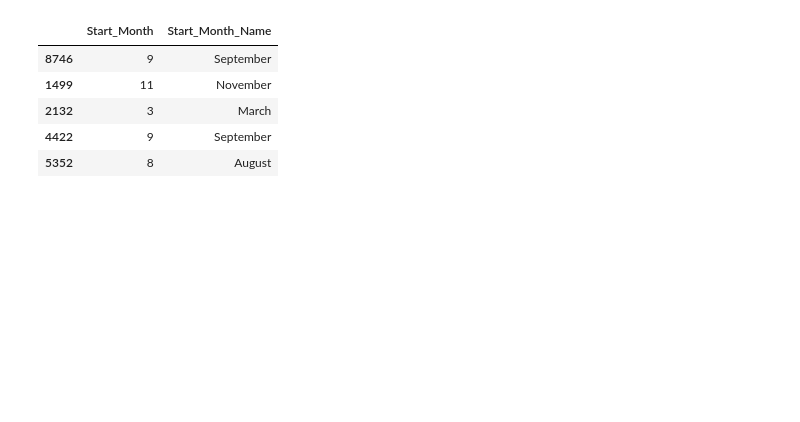
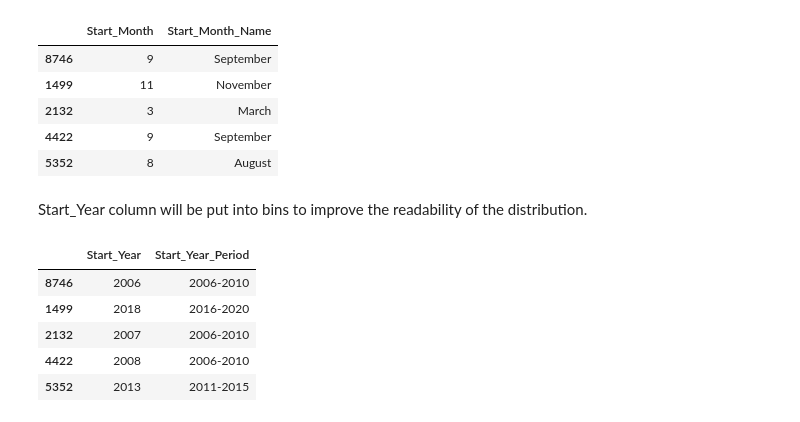
Before and after one commit to ksharpe-byte/clinical-trial-trends, a Jupyter notebook: jupyter_notebooks/etl_and_feature_engineering.ipynb, the cells around one changed output. Drawn from its saved outputs; the diff is of its cells as text; code cells hidden in the pictures; blank space fills up the shorter version.

```diff
--- a/jupyter_notebooks/etl_and_feature_engineering.ipynb
+++ b/jupyter_notebooks/etl_and_feature_engineering.ipynb
@@ -189,3 +189,5 @@ df[['Start_Month', 'Start_Month_Name']].head()
 | 2132 | 3 | March |
 | 4422 | 9 | September |
 | 5352 | 8 | August |
+# %% [markdown]
+Start_Year column will be put into bins to improve the readability of the distribution.
@@ -191,0 +198,10 @@ df[['Start_Month', 'Start_Month_Name']].head()
+# %%
+# Display the first few rows to verify the new column (assistance from ChatGPT)
+df[['Start_Year', 'Start_Year_Period']].head()
+# %% [output]
+|  | Start_Year | Start_Year_Period |
+| 8746 | 2006 | 2006-2010 |
+| 1499 | 2018 | 2016-2020 |
+| 2132 | 2007 | 2006-2010 |
+| 4422 | 2008 | 2006-2010 |
+| 5352 | 2013 | 2011-2015 |
```
Also changed, not shown: parts of 8 cells of this notebook.
